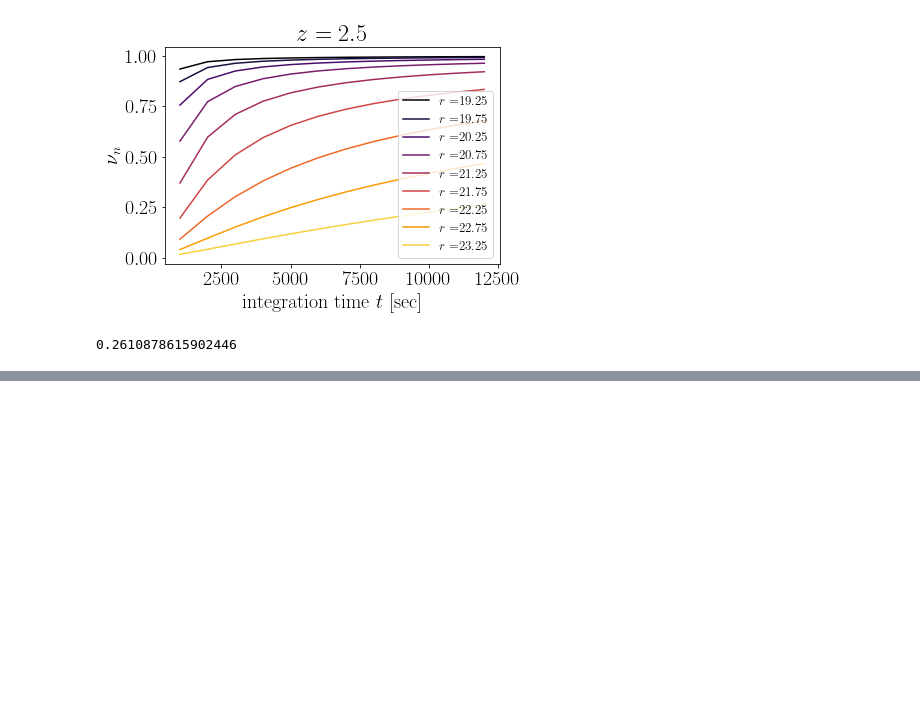
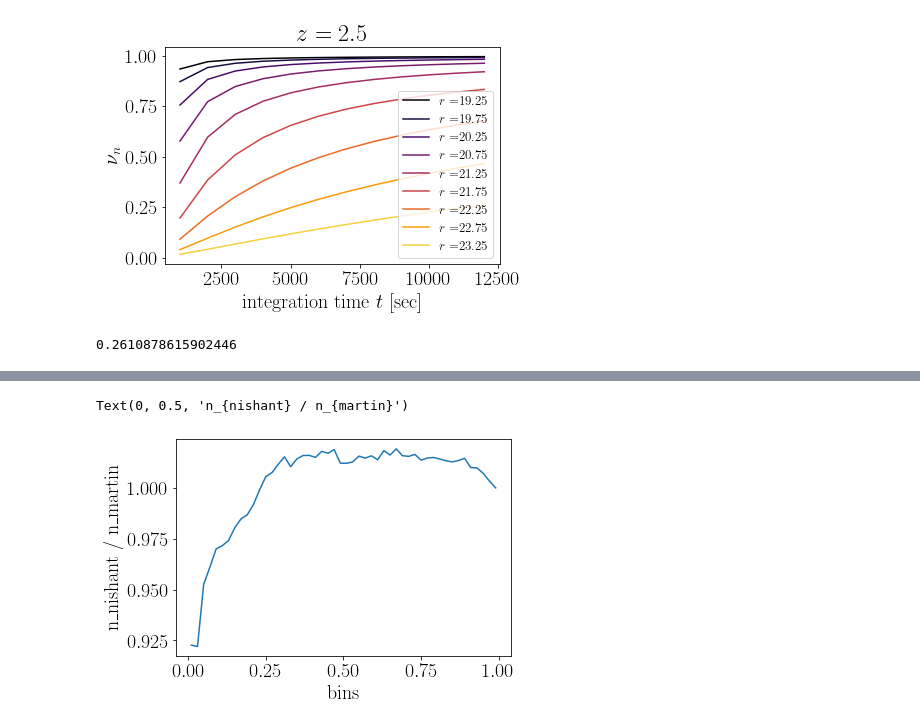
Before and after one commit to mishra-n/DESI-II-LyaProjections, a Jupyter notebook: Test.ipynb, the cells around one changed output, grey strips where cells are left out. Cells and saved outputs as stored; diff of their text form; code cells hidden in the pictures; blank space fills up the shorter version.

```diff
--- a/Test.ipynb
+++ b/Test.ipynb
@@ -140,0 +166,11 @@ plt.show()
+# %%
+n_martin = np.load('n.npy')
+# %%
+center = (bins[:-1] + bins[1:]) / 2
+
+plt.plot(center, n/n_martin)
+plt.xlabel('bins')
+plt.ylabel('n_{nishant} / n_{martin}')
+# %% [output]
+Text(0, 0.5, 'n_{nishant} / n_{martin}')
+[figure, added]
```
Also changed, not shown: parts of 8 cells of this notebook.
